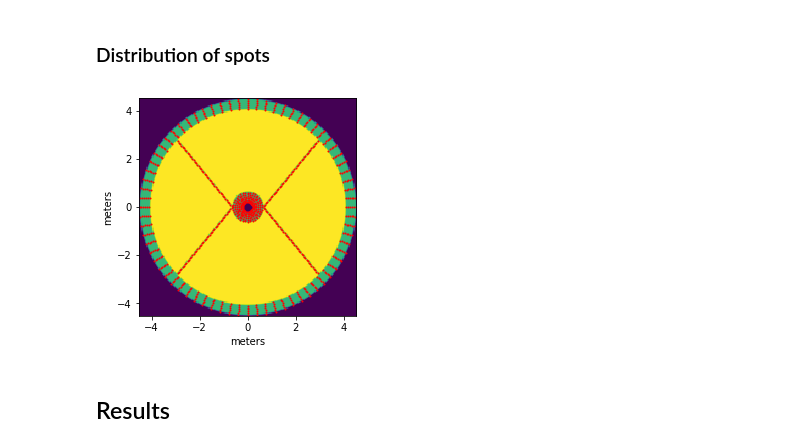
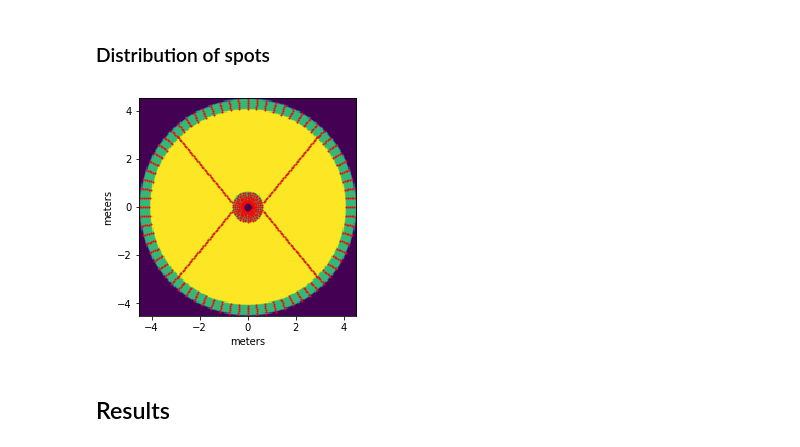
Before and after one commit to MuskanShinde/HEEPS, a Jupyter notebook: tools/vortex_center_glow_VISIR-VLT.ipynb, the cells around one changed output. Drawn from its saved outputs; the diff is of its cells as text; code cells hidden in the pictures.

Commit message:
lyot stop update

```diff
--- a/tools/vortex_center_glow_VISIR-VLT.ipynb
+++ b/tools/vortex_center_glow_VISIR-VLT.ipynb
@@ -32,6 +32,7 @@ diam_int_eff = 1.293
 diam_ext_cold_stop = diam_ext_eff*1.1048
 diam_int_cold_stop = diam_int_eff-(diam_ext_eff*0.0999)
 spi_angle = 50.5
+spi_y_offset = 0.17252706283612995
 r_spot = 0.04 # m
 ncrop = 101 # for psf visualization
 L_flux_env_per_m2 = 1.213e+03 # [photons/s/m2/pix]
@@ -51,8 +52,8 @@ conf = dict(
 #    dir_current = '/Users/cdelacroix/dox/METIS/METIS_HCI_HEEPS_simulations/VCG',
     band = 'N2',
     mode = 'CVC',
-    file_lyot_stop = 'pupil/ls_VCG_293.fits',
-    dir_output = 'VCG_VISIR-VLT',
+    file_lyot_stop = 'pupil/ls_VCG_VISIR_offset_allglass_179.fits',
+    dir_output = 'VCG_VISIR-VLT/offset',
     cpu_count = None,
     hfov = 6,
     pupil_img_size = diam_ext_cold_stop + 2*r_spot,
@@ -98,12 +99,10 @@ def create_pupil_VLT(pupil_img_size, diam_ext, diam_int, spi_width, npupil, nhr=
     if diam_int > 0:
         proper.prop_circular_obscuration(wf_tmp, diam_int/diam_ext, NORM=True)
     if spi_width > 0:
-        xd = 2.9109384641888396*2
-        yd = 2.7469835168602827*2
-        proper.prop_rectangular_obscuration(wf_tmp, 2*spi_width/diam_ext, 2, xc=xd/diam_ext, yc=-yd/diam_ext, ROTATION=90-spi_angle, NORM=True)
-        proper.prop_rectangular_obscuration(wf_tmp, 2*spi_width/diam_ext, 2, xc=xd/diam_ext, yc=yd/diam_ext, ROTATION=90+spi_angle, NORM=True)
-        proper.prop_rectangular_obscuration(wf_tmp, 2*spi_width/diam_ext, 2, xc=-xd/diam_ext, yc=yd/diam_ext, ROTATION=270-spi_angle, NORM=True)
-        proper.prop_rectangular_obscuration(wf_tmp, 2*spi_width/diam_ext, 2, xc=-xd/diam_ext, yc=-yd/diam_ext, ROTATION=270+spi_angle, NORM=True)
+        proper.prop_rectangular_obscuration(wf_tmp, 2*spi_width/diam_ext, 2, xc=1/np.sqrt(2), yc=-1/np.sqrt(2), ROTATION=90-spi_angle, NORM=True)
+        proper.prop_rectangular_obscuration(wf_tmp, 2*spi_width/diam_ext, 2, xc=1/np.sqrt(2), yc=1/np.sqrt(2), ROTATION=90+spi_angle, NORM=True)
+        proper.prop_rectangular_obscuration(wf_tmp, 2*spi_width/diam_ext, 2, xc=-1/np.sqrt(2), yc=1/np.sqrt(2), ROTATION=270-spi_angle, NORM=True)
+        proper.prop_rectangular_obscuration(wf_tmp, 2*spi_width/diam_ext, 2, xc=-1/np.sqrt(2), yc=-1/np.sqrt(2), ROTATION=270+spi_angle, NORM=True)
     pup = proper.prop_get_amplitude(wf_tmp)
     # crop the pupil to odd size (nhr-1), and resize to npupil
     pup = pup[1:,1:]
@@ -387,18 +390,22 @@ plt.savefig(os.path.join(dir_output, 'vcg_radial_profile.png'), dpi=300, transpa
 # %%
 conf_pup = dict(conf, seg_width=0, diam_ext=diam_ext_eff, diam_int=diam_int_eff)
 pup = create_pupil_VLT(**conf_pup)
 lim = pupil_img_size/2
 plt.imshow(crop_img(cold_stop, 179) + pup/2, origin=True, extent=[-lim, lim, -lim, lim])
 rs = np.concatenate((np.repeat(r_int, len(t_int)), np.repeat(r_ext, len(t_ext))))
 ts = np.concatenate((np.tile(t_int, len(r_int)), np.tile(t_ext, len(r_ext))))
 xs = rs * np.cos(np.deg2rad(ts))
 ys = rs * np.sin(np.deg2rad(ts))
 plt.scatter(xs, ys, 1, color='r'), plt.xlabel('meters'), plt.ylabel('meters');
-for theta in t_spi[0:2]:
-    plt.scatter(r_spi*np.cos(np.deg2rad(theta)) + diam_int_eff/2, r_spi*np.sin(np.deg2rad(theta)), 1, color='r')
-for theta in t_spi[2:4]:
-    plt.scatter(r_spi*np.cos(np.deg2rad(theta)) - diam_int_eff/2, r_spi*np.sin(np.deg2rad(theta)), 1, color='r')
+for theta in [t_spi[0]]:
+    plt.scatter(r_spi*np.cos(np.deg2rad(theta)) + diam_int_eff/2, r_spi*np.sin(np.deg2rad(theta)) + spi_y_offset, 1, color='r')
+for theta in [t_spi[1]]:
+    plt.scatter(r_spi*np.cos(np.deg2rad(theta)) + diam_int_eff/2, r_spi*np.sin(np.deg2rad(theta)) - spi_y_offset, 1, color='r')
+for theta in [t_spi[2]]:
+    plt.scatter(r_spi*np.cos(np.deg2rad(theta)) - diam_int_eff/2, r_spi*np.sin(np.deg2rad(theta)) + spi_y_offset, 1, color='r')
+for theta in [t_spi[3]]:
+    plt.scatter(r_spi*np.cos(np.deg2rad(theta)) - diam_int_eff/2, r_spi*np.sin(np.deg2rad(theta)) - spi_y_offset, 1, color='r')
 # %% [output]
-[figure, old version]
+[figure, new version]
 # %% [markdown]
 ## Results
```
Also changed, not shown: parts of 12 cells of this notebook.
